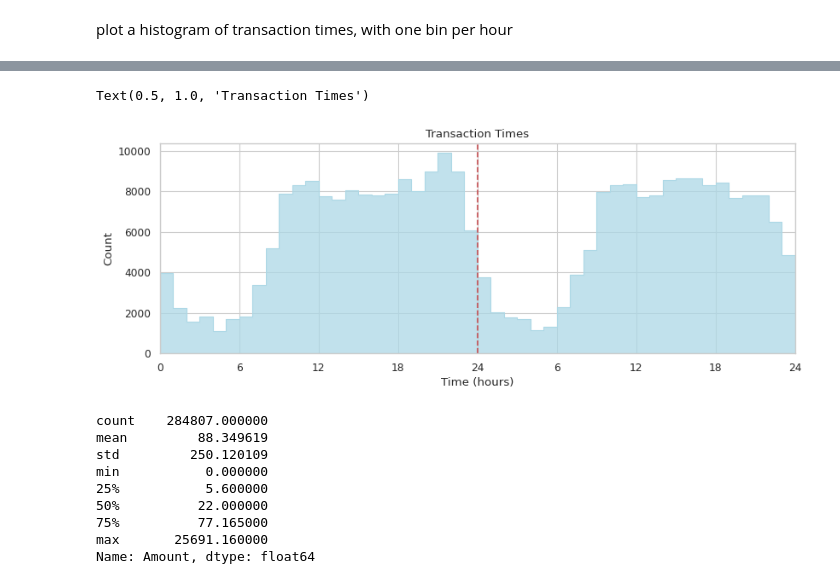
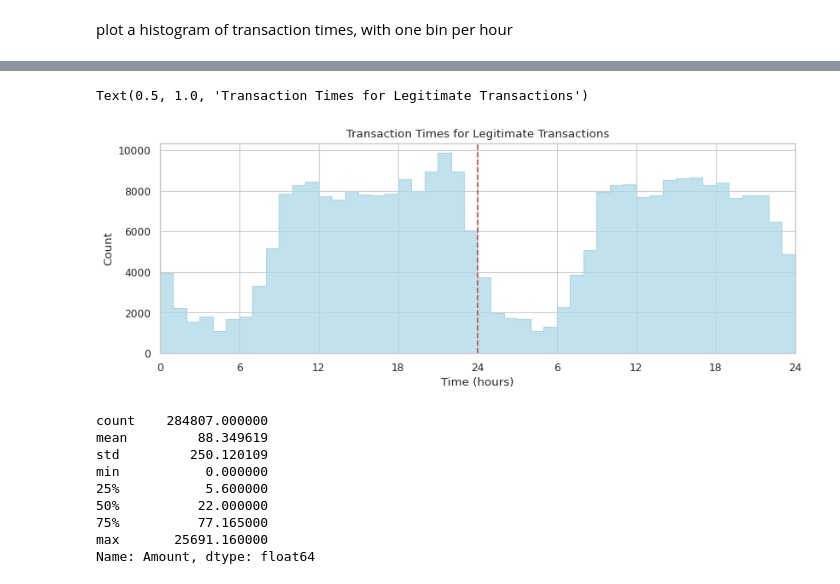
Before and after one commit to ConfusedTraveler/credit-card-fraud-detect, a Jupyter notebook: credit_card_fraud_detection_beta.ipynb, the cells around one changed output, grey strips where cells are left out. Drawn from its saved outputs; the diff is of its cells as text; code cells hidden in the pictures.

```diff
--- a/credit_card_fraud_detection_beta.ipynb
+++ b/credit_card_fraud_detection_beta.ipynb
@@ -112,16 +242,24 @@ plot a histogram of transaction times, with one bin per hour
 # %%
-# picture: time分布
-plt.figure(figsize=(12,4), dpi=80)
-sns.histplot(transactions['Time'], bins=48, element='step', color='lightblue')
-plt.xlim([0,48])
-plt.xticks(np.arange(0,49,6), np.hstack((np.arange(0, 30, 6), np.arange(6, 30, 6))).astype(str))
+# 设置图形的大小和分辨率
+plt.figure(figsize=(12, 4), dpi=80)
+
+# 为合法交易绘制直方图（Class 为 0）
+sns.histplot(transactions[transactions['Class'] == 0]['Time'], bins=48, element='step', color='lightblue')
+
+# 设置X轴的显示范围和刻度
+plt.xlim([0, 48])
+plt.xticks(np.arange(0, 49, 6), np.hstack((np.arange(0, 30, 6), np.arange(6, 30, 6))).astype(str))
+
+# 添加红色的虚线，表示特定的时间点（例如24小时处）
 plt.axvline(x=24, color='r', linestyle='--')
+
+# 添加标签和标题
 plt.xlabel('Time (hours)')
 plt.ylabel('Count')
-plt.title('Transaction Times')
+plt.title('Transaction Times for Legitimate Transactions')
 # %% [output]
-Text(0.5, 1.0, 'Transaction Times')
+Text(0.5, 1.0, 'Transaction Times for Legitimate Transactions')
-[figure, old version]
+[figure, new version]
 # %%
 transactions['Amount'].describe()
 # %% [output]
```
Also changed, not shown: parts of 53 cells of this notebook.
